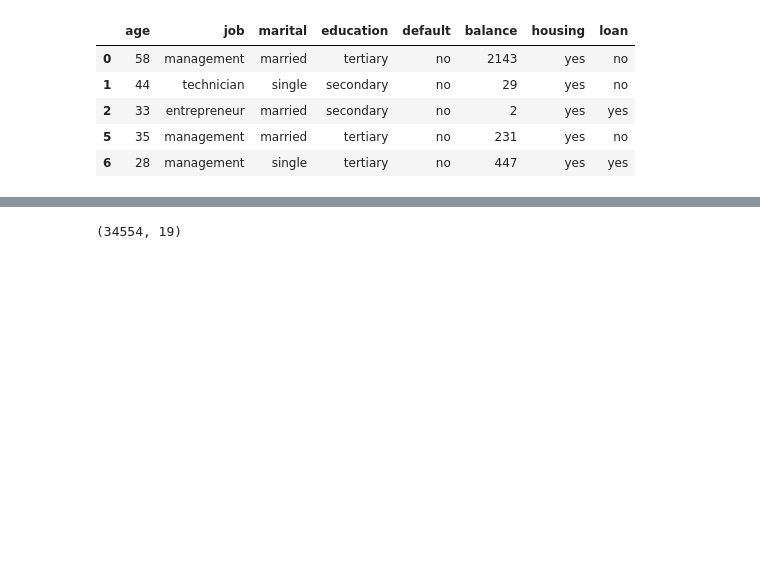
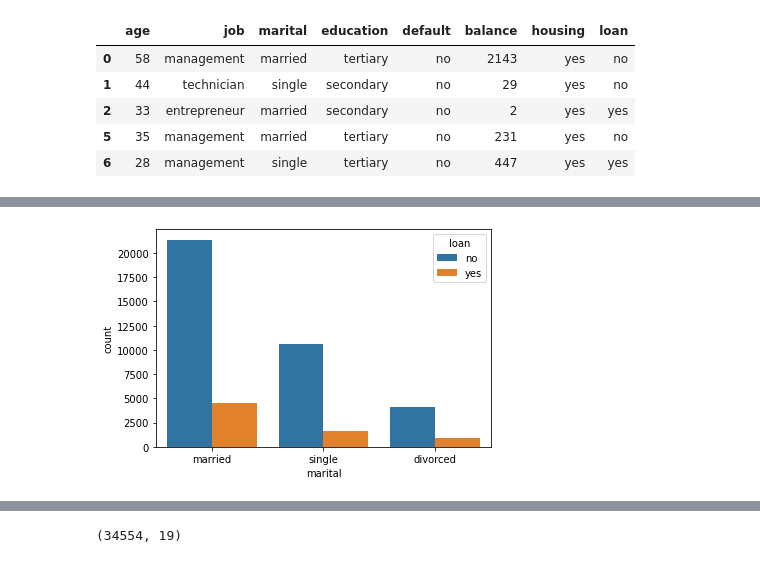
Before and after one commit to divya1999ann/ACM-ML-Assignment-2, a Jupyter notebook: Week2_Assignment.ipynb, the cells around one changed output, grey strips where cells are left out. Cells and saved outputs as stored; diff of their text form; code cells hidden in the pictures; blank space fills up the shorter version.

```diff
--- a/Week2_Assignment.ipynb
+++ b/Week2_Assignment.ipynb
@@ -72,0 +130,5 @@ def clean_data(data):
+# %%
+sb.countplot(data = data, x = 'marital',hue='loan')
+plt.show()
+# %% [output]
+[figure, added]
```
Also changed, not shown: parts of 11 cells of this notebook.
